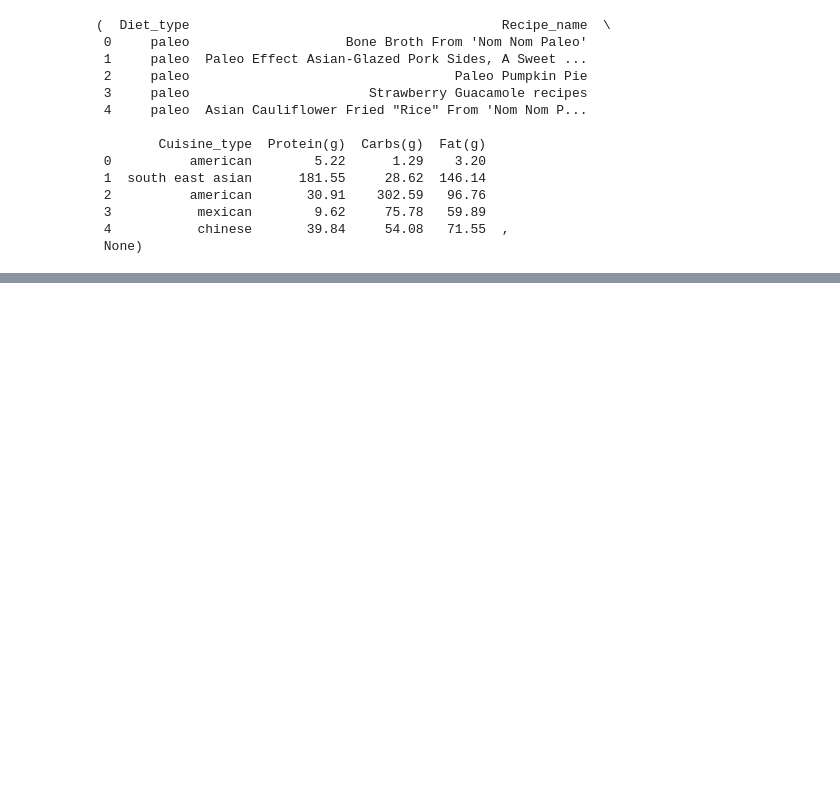
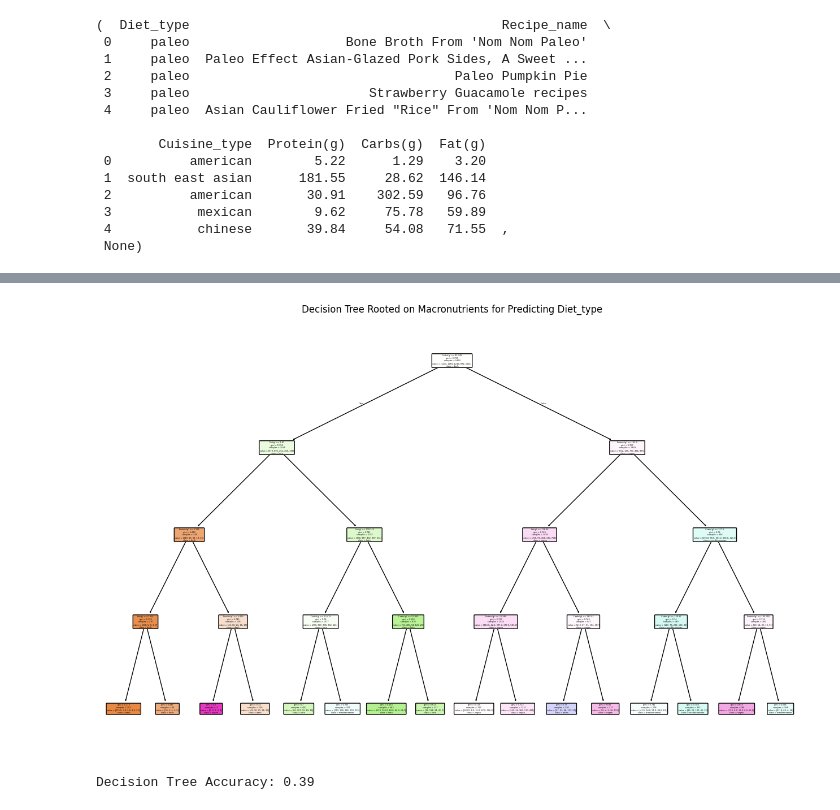
Before and after one commit to Omorusi/DecisionsTress, a Jupyter notebook: DecisionTrees.ipynb, the cells around one changed output, grey strips where cells are left out. Saved outputs shown, nothing was run; the diff lists cells and outputs as text; code cells hidden in the pictures; blank space fills up the shorter version.

```diff
--- a/DecisionTrees.ipynb
+++ b/DecisionTrees.ipynb
@@ -170,0 +257,39 @@ memory usage: 366.0+ KB
+# %%
+# Adjust features to include only macronutrients
+X = data_cleaned[['Protein(g)', 'Carbs(g)', 'Fat(g)']]
+y = data_cleaned['Diet_type']
+
+# Train-test split
+X_train, X_test, y_train, y_test = train_test_split(X, y, test_size=0.3, random_state=42)
+
+# Train Decision Tree
+dt_model = DecisionTreeClassifier(random_state=42, max_depth=4)
+dt_model.fit(X_train, y_train)
+
+# Evaluate the model
+y_pred = dt_model.predict(X_test)
+accuracy = accuracy_score(y_test, y_pred)
+
+
+
+# Map the encoded Diet_type values back to their original labels
+diet_type_labels = label_encoders['Diet_type'].inverse_transform(sorted(set(y)))
+
+# Visualize the Decision Tree
+plt.figure(figsize=(16, 10))
+plot_tree(
+    dt_model,
+    feature_names=X.columns,
+    class_names=diet_type_labels,  # Use diet type labels instead of numeric classes
+    filled=True,
+    rounded=True
+)
+plt.title("Decision Tree Rooted on Macronutrients for Predicting Diet_type")
+plt.show()
+# %% [output]
+[figure, added]
+# %%
+# Print the accuracy of the model
+print(f"Decision Tree Accuracy: {accuracy:.2f}")
+# %% [output]
+Decision Tree Accuracy: 0.39
```
Also changed, not shown: parts of 4 cells of this notebook.
